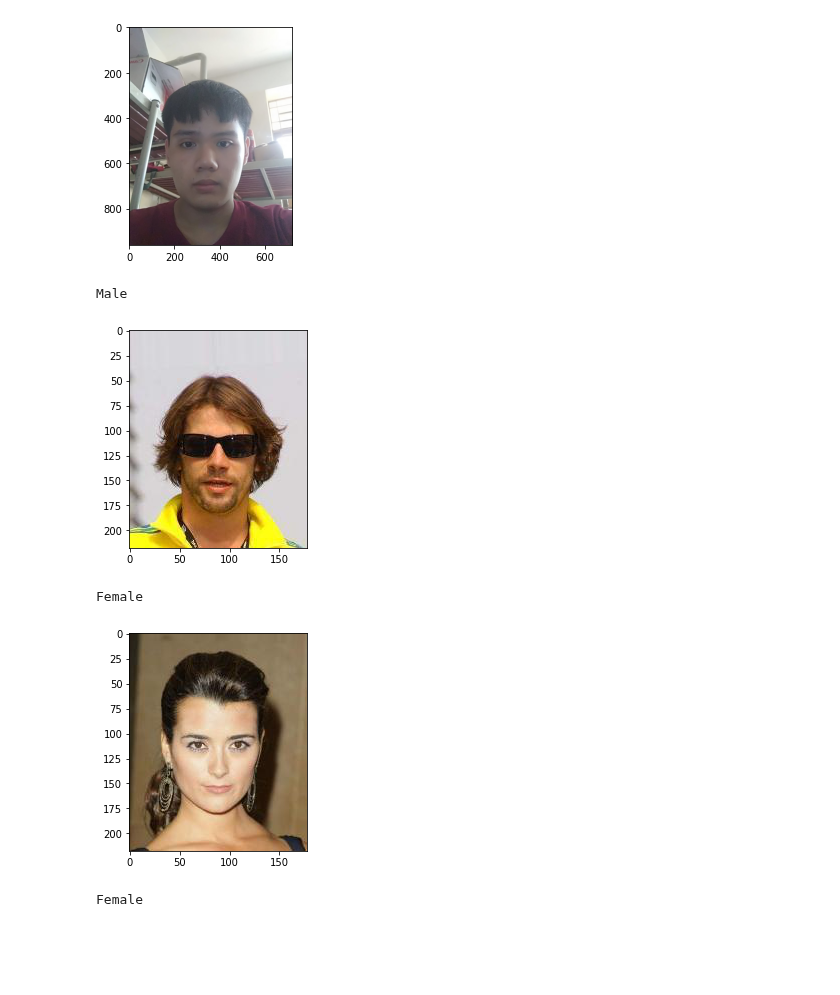
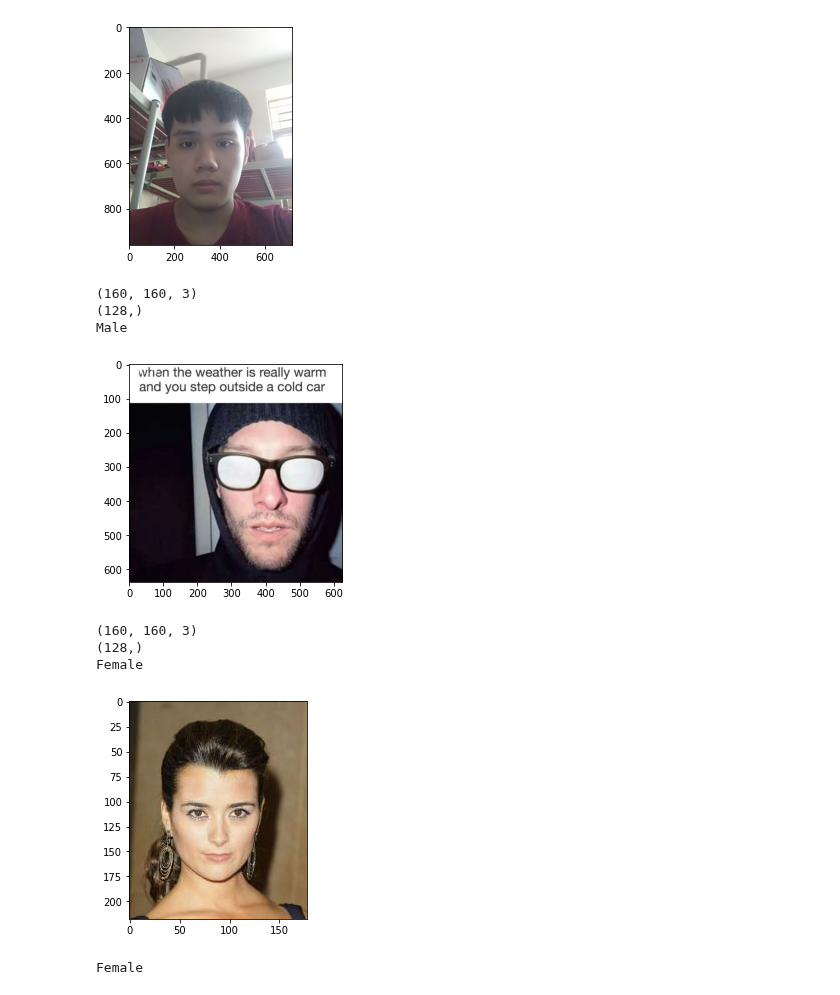
Before and after one commit to lephuocdat2000/-CS114.K21-, a Jupyter notebook: GenderClassification.ipynb, the cells around one changed output. Saved outputs shown, nothing was run; the diff lists cells and outputs as text; code cells hidden in the pictures; blank space fills up the shorter version.

```diff
--- a/GenderClassification.ipynb
+++ b/GenderClassification.ipynb
@@ -125,7 +123,7 @@ data = np.load(main_folder+'faces-embeddings.npz')
 newTrainX, trainY, newTestX, testY = data['arr_0'], data['arr_1'], data['arr_2'], data['arr_3']
 from sklearn.preprocessing import Normalizer
 # normalize input vectors
-in_encoder = Normalizer(norm='l2')
+in_encoder = Normalizer(norm='l2',)
 newTrainX = in_encoder.transform(newTrainX)
 newTestX = in_encoder.transform(newTestX)
 # %%
@@ -191,13 +183,17 @@ Prediction('/content/107249001_262789848350777_3109014002307573199_n.jpg')
 Male
 [figure]
 # %%
-Prediction('/content/028174.jpg')
+Prediction('/content/24606-a475e5051cc121a5fca6d1fcb147a0c2-ohaytv.jpg')
 # %% [output]
+(160, 160, 3)
+(128,)
 Male
-[figure, old version]
+[figure, new version]
 # %%
 Prediction('/content/000040.jpg')
 # %% [output]
+(160, 160, 3)
+(128,)
 Female
 [figure]
 # %%
```
Also changed, not shown: parts of 8 cells of this notebook.
